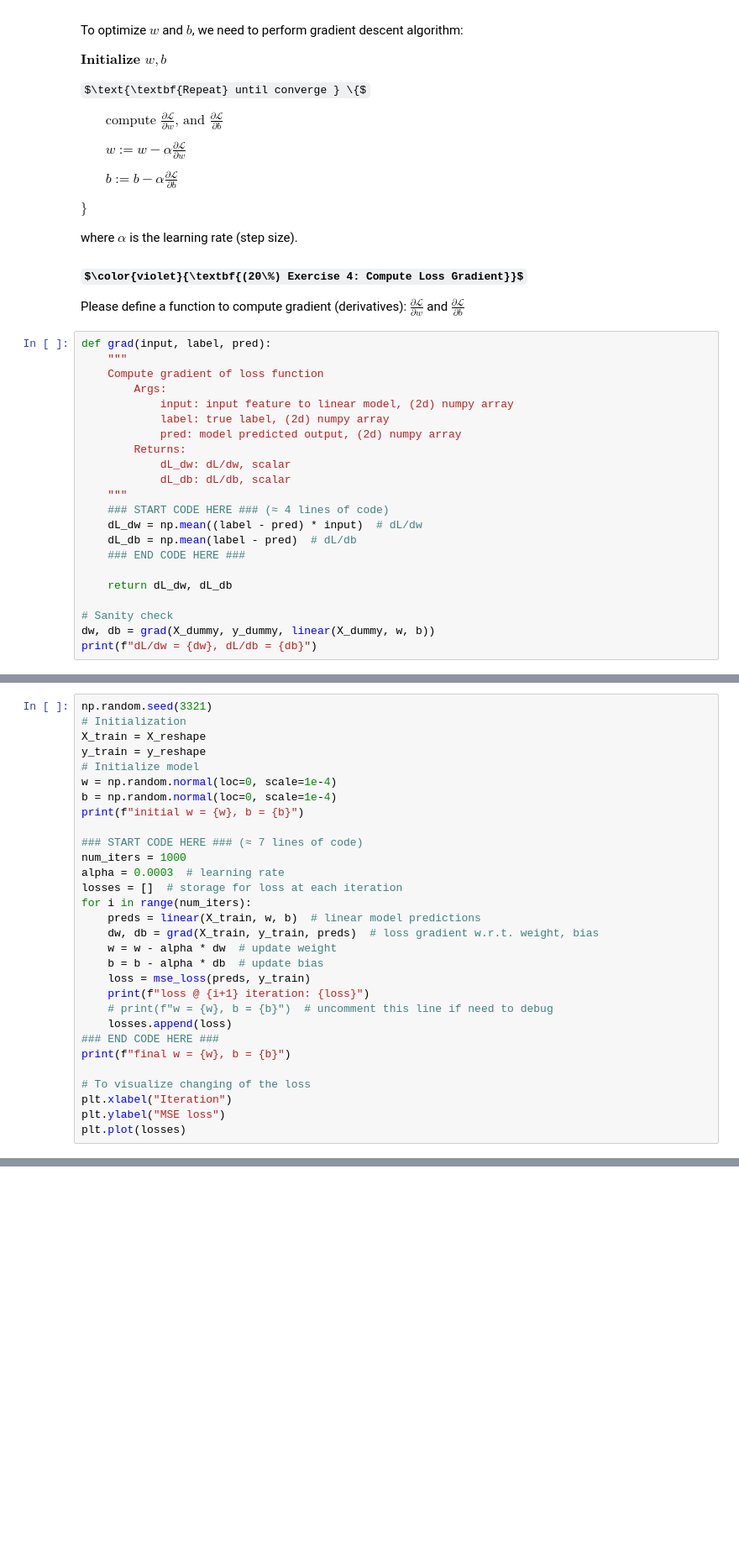
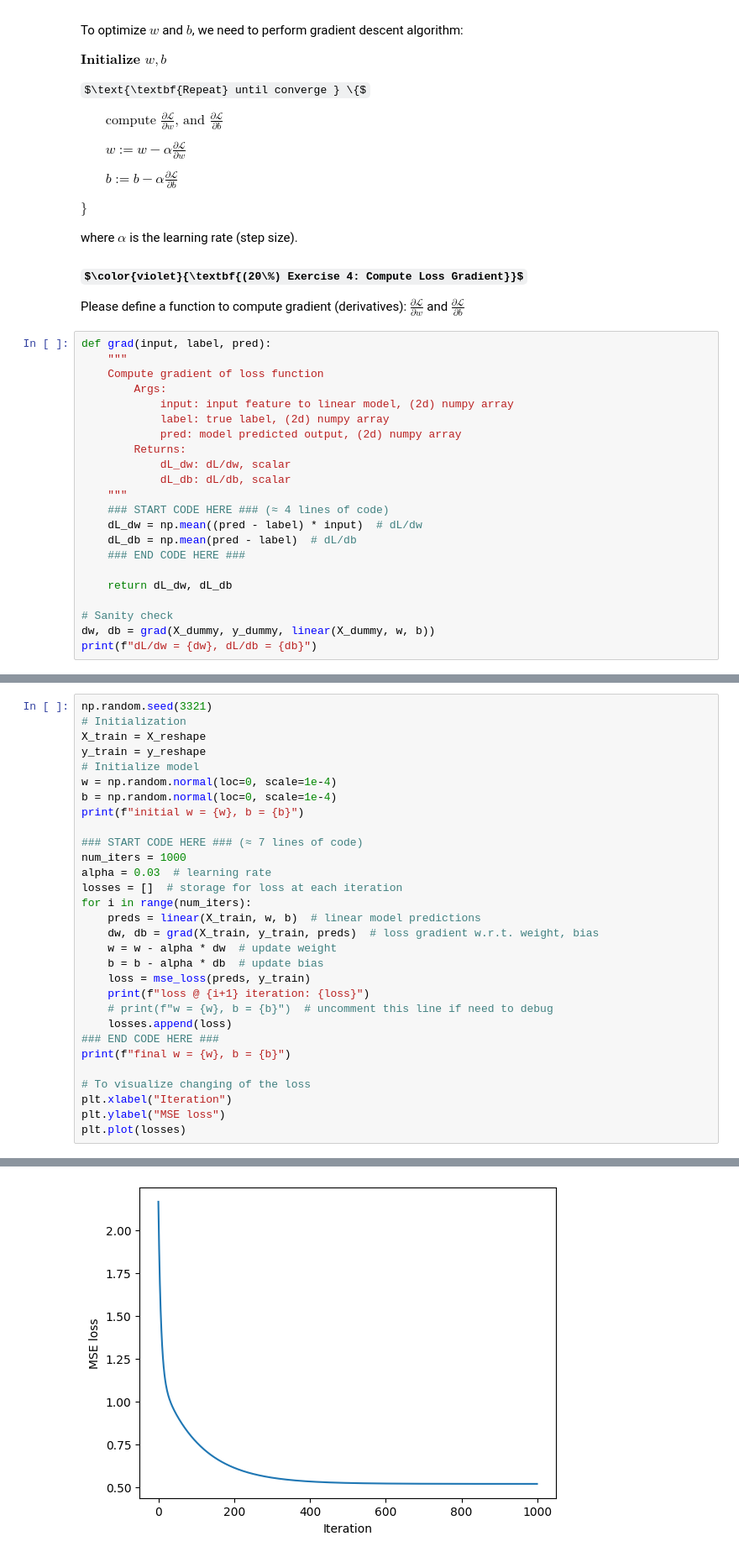
Before and after one commit to linzhangUCA/3321tpl-linear_model, a Jupyter notebook: linear_model.ipynb, the cells around one changed output, grey strips where cells are left out. Shown at 84% size. Drawn from its saved outputs; the diff is of its cells as text; some formulas as TeX source; blank space fills up the shorter version.

```diff
--- a/linear_model.ipynb
+++ b/linear_model.ipynb
@@ -213,8 +221,8 @@ def grad(input, label, pred):
             dL_db: dL/db, scalar
     """
     ### START CODE HERE ### (≈ 4 lines of code)
-    dL_dw = np.mean((label - pred) * input)  # dL/dw
-    dL_db = np.mean(label - pred)  # dL/db
+    dL_dw = np.mean((pred - label) * input)  # dL/dw
+    dL_db = np.mean(pred - label)  # dL/db
     ### END CODE HERE ###
 
     return dL_dw, dL_db
@@ -237,7 +249,7 @@ print(f"initial w = {w}, b = {b}")
 
 ### START CODE HERE ### (≈ 7 lines of code)
 num_iters = 1000
-alpha = 0.0003  # learning rate
+alpha = 0.03  # learning rate
 losses = []  # storage for loss at each iteration
 for i in range(num_iters):
     preds = linear(X_train, w, b)  # linear model predictions
@@ -255,3 +267,4 @@ print(f"final w = {w}, b = {b}")
 plt.xlabel("Iteration")
 plt.ylabel("MSE loss")
 plt.plot(losses)
+# %% [output]
@@ -258,3 +289,4 @@ plt.plot(losses)
+[figure, added]
 # %% [markdown]
 ## 5 - Evaluate and Test the Model
 Let's first evaluate the model using the training dataset.
```
Also changed, not shown: parts of 11 cells of this notebook.
